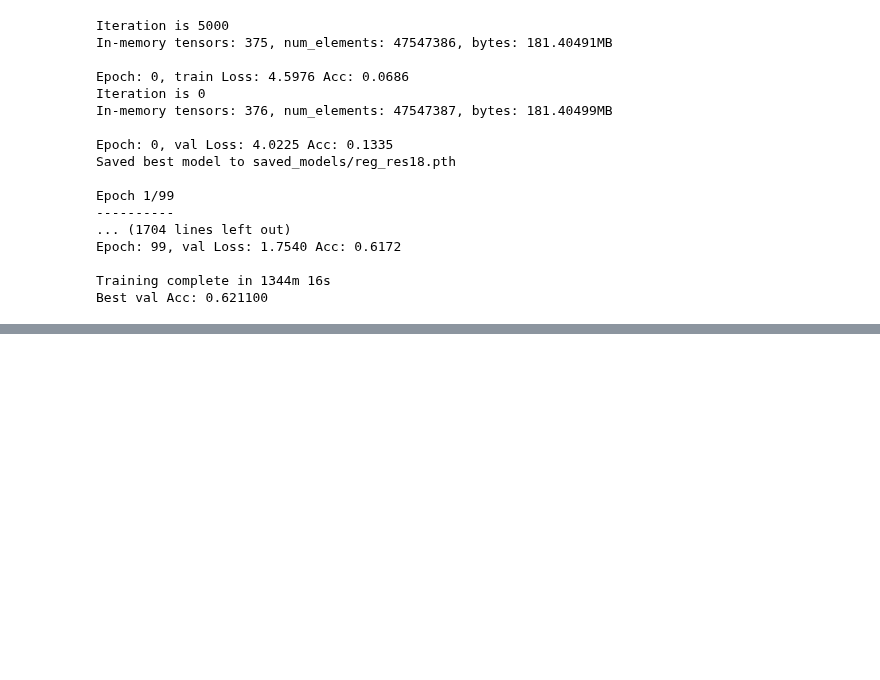
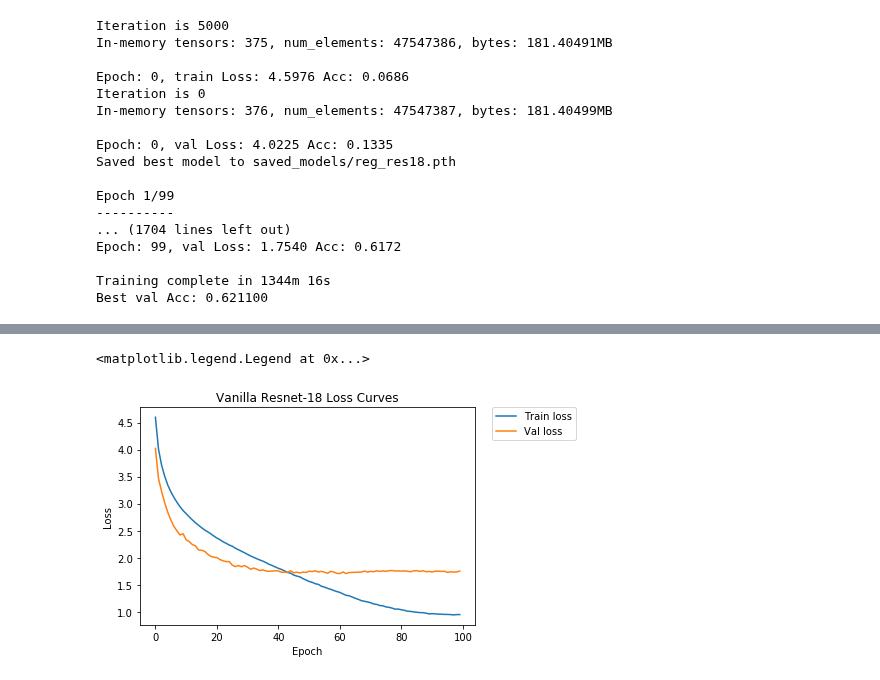
Before and after one commit to Etang21/octconv-pytorch, a Jupyter notebook: ResNet Experiments.ipynb, the cells around one changed output, grey strips where cells are left out. Cells and saved outputs as stored; diff of their text form; code cells hidden in the pictures; blank space fills up the shorter version.

Commit message:
Add training log code

```diff
--- a/ResNet Experiments.ipynb
+++ b/ResNet Experiments.ipynb
@@ -426,0 +437,15 @@ Best val Acc: 0.621100
+# %%
+history = log_utils.get_history('logs/reg_res18.txt')
+
+fig, ax = plt.subplots()
+ax.set_xlabel('Epoch')
+ax.set_ylabel('Loss')
+ax.set_title(r'Vanilla Resnet-18 Loss Curves')
+
+x1 = range(len(history["train_losses"]))
+plt.plot(x1, history["train_losses"], label="Train loss")
+plt.plot(x1, history["val_losses"], label="Val loss")
+plt.legend(bbox_to_anchor=(1.05, 1), loc=2, borderaxespad=0.)
+# %% [output]
+<matplotlib.legend.Legend at 0x...>
+[figure, added]
```
Also changed, not shown: parts of 2 cells of this notebook, 1 other file.
